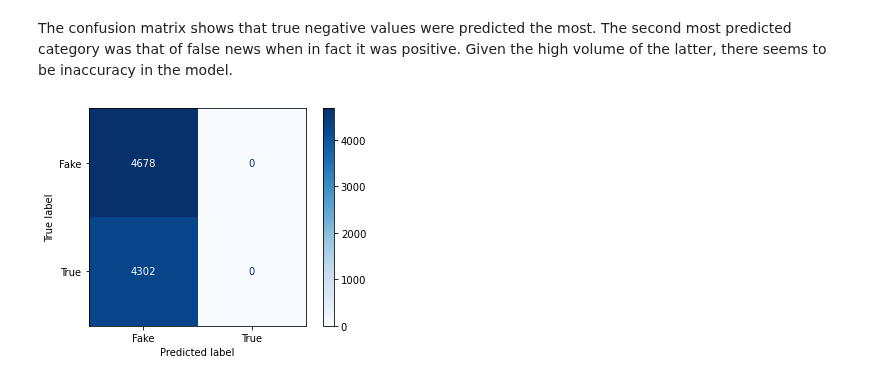
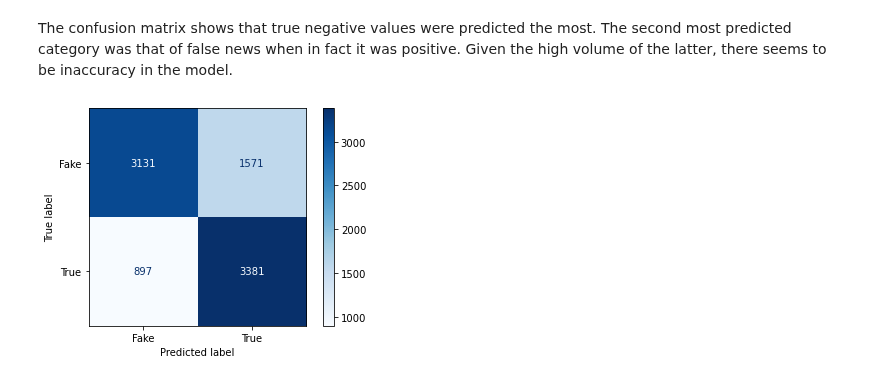
Before and after one commit to rainbowjoy1/MachineLearningClass, a Jupyter notebook: QB for Mandatory Assignment 2.ipynb, the cells around one changed output. Drawn from its saved outputs; the diff is of its cells as text; code cells hidden in the pictures.

Commit message:
Update QB for Mandatory Assignment 2.ipynb
Try out other hyperparameter in the layers
Fix confusion matrix

```diff
--- a/QB for Mandatory Assignment 2.ipynb
+++ b/QB for Mandatory Assignment 2.ipynb
@@ -299,21 +308,28 @@ from sklearn.metrics import matthews_corrcoef, confusion_matrix, classification_
 predictions = model_lstm.predict(X_test)
 # %% [markdown]
 The confusion matrix shows that true negative values were predicted the most. The second most predicted category was that of false news when in fact it was positive. Given the high volume of the latter, there seems to be inaccuracy in the model.
+# %%
+y_pred = []
+for item in predictions:
+    if item <= 0:
+        y_pred.append(0)
+    else:
+        y_pred.append(1)
 # %%
 from sklearn.metrics import ConfusionMatrixDisplay
 from sklearn.metrics import confusion_matrix
 
 y_predic = np.argmax(predictions, axis=1)
 labels = ["Fake", "True"]
 
-cm = confusion_matrix(y_test, y_predic)
+cm = confusion_matrix(y_test, y_pred)
 
 disp = ConfusionMatrixDisplay(confusion_matrix=cm, display_labels=labels)
 
 disp.plot(cmap=plt.cm.Blues)
 plt.show()
 # %% [output]
-[figure, old version]
+[figure, new version]
 # %%
 results = model_lstm.evaluate(X_test, y_test, batch_size=128)
 print("test loss, test accuracy:", results)
```
Also changed, not shown: parts of 16 cells of this notebook.
